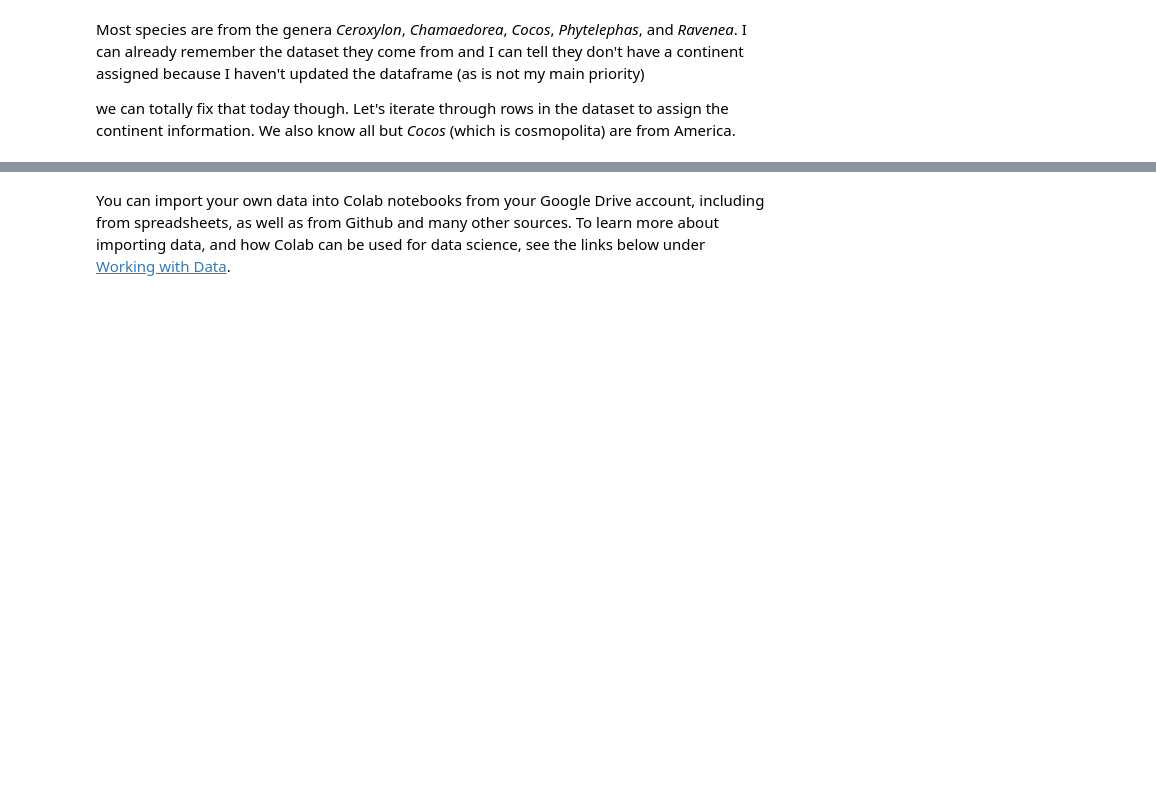
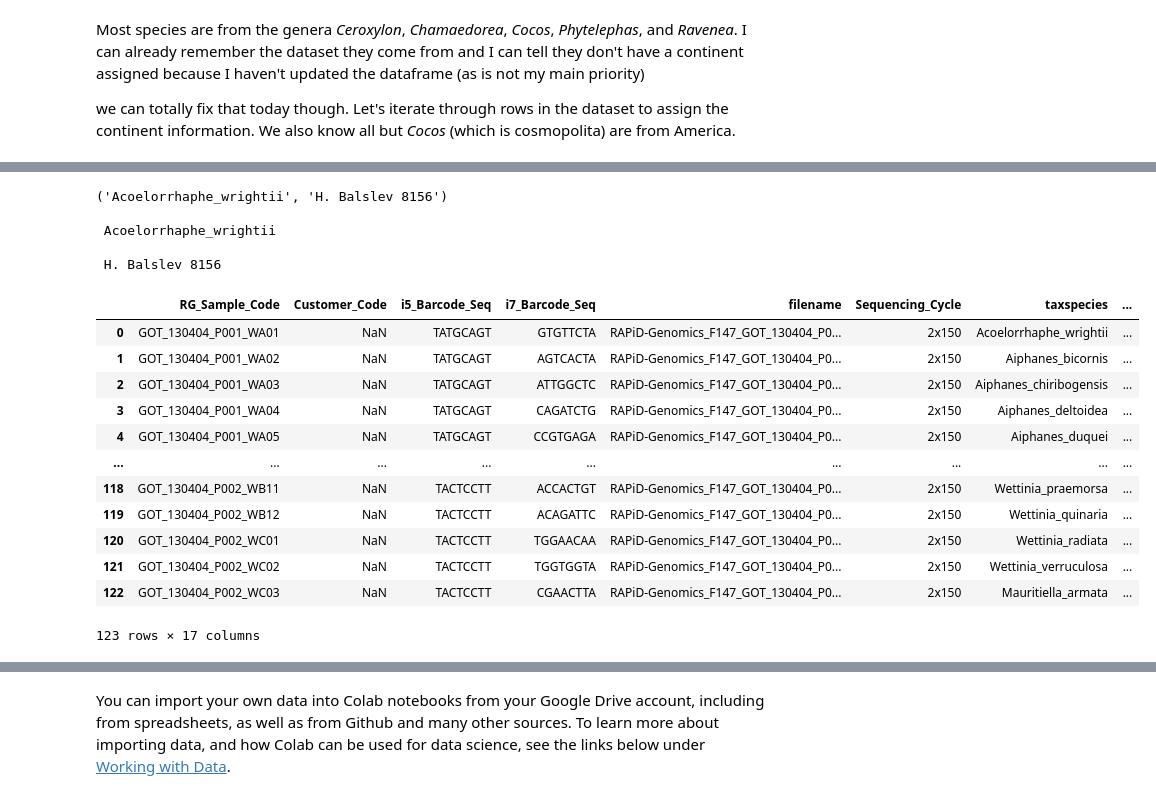
Before and after one commit to mftorres/APP, a Jupyter notebook: American_palm_data.ipynb, the cells around one changed output, grey strips where cells are left out. Drawn from its saved outputs; the diff is of its cells as text; code cells hidden in the pictures; blank space fills up the shorter version.

```diff
--- a/American_palm_data.ipynb
+++ b/American_palm_data.ipynb
@@ -222,0 +432,13 @@ nan empty
+# %%
+# create a column with file information, forward and reverse
+# will create empty lists that I will join in a dataframe later
+
+# first, a dictionary onject linking sample codes with species and vouchers
+# a dictionary has keys (unique) and values, the latest can be strings, lists, other dictionaries, etc.
+
+# in this case keys are the rapid genomics identifications
+# values are tuples of species (replacing space with underscore) and voucher
+id_spp_dict = dict(zip(seqp['Rapid_Genomics_Identification'],zip(seqp['Species'].str.replace(' ','_'),seqp['Collector and Number']))) # think of zip as a jacket zip: makes tuples with values in the same indexing
+
+# looks like this
+id_spp_dict
@@ -222,0 +485,55 @@ nan empty
+# %%
+# you can access the values for a particular key like this
+# dictionaries are a cool object that R doesn't have..jejeje
+# GOT_13etc is the key
+print(id_spp_dict['GOT_130404_P001_WA01'])
+
+# to access only the species:
+print('\n',id_spp_dict['GOT_130404_P001_WA01'][0]) # python, unlike R, is zero-index. The first item on anything has index 0
+
+# to access only the voucher:
+print('\n',id_spp_dict['GOT_130404_P001_WA01'][1])
+# %% [output]
+('Acoelorrhaphe_wrightii', 'H. Balslev 8156')
+
+ Acoelorrhaphe_wrightii
+
+ H. Balslev 8156
+# %%
+# creating a column with species and voucher in the rapidgenomics dataframe
+seqprapid.columns # print them to make sure you aren't replacing any column
+
+seqprapid['taxspecies'] = ''
+seqprapid['voucher'] = ''
+seqprapid['taxgenus'] = ''
+for row in seqprapid.itertuples():
+  seqprapid.loc[row.Index,'taxspecies'] = id_spp_dict[row.RG_Sample_Code][0]
+  seqprapid.loc[row.Index,'taxgenus'] = id_spp_dict[row.RG_Sample_Code][0].split('_')[0]
+  seqprapid.loc[row.Index,'voucher'] = id_spp_dict[row.RG_Sample_Code][1]
+seqprapid['dataset'] = 'APP'
+seqprapid['provider'] = 'Paola Lima'
+seqprapid['pi_code'] = 'PL'
+seqprapid['Continent'] = 'americas'
+seqprapid['sense'] = 'R1'
+
+seqprapid['samplecode'] = seqprapid['RG_Sample_Code'].map(id_code_dict)
+
+seqprapid['originalmetadata'] = 'GOT_130404_SampleSheet metadata_machinereadable_Paola_2020'
+seqprapid['library_index'] = seqprapid['i5_Barcode_Seq']+'+'+seqprapid['i7_Barcode_Seq']
+
+seqprapid.rename(columns = {'Sequence_Name':'filename'}, inplace = True) # uses a dictionary with keys (old name) and value (new name)
+seqprapid
+# %% [output]
+|  | RG_Sample_Code | Customer_Code | i5_Barcode_Seq | i7_Barcode_Seq | filename | Sequencing_Cycle | taxspecies | ... |
+| 0 | GOT_130404_P001_WA01 | NaN | TATGCAGT | GTGTTCTA | RAPiD-Genomics_F147_GOT_130404_P0... | 2x150 | Acoelorrhaphe_wrightii | ... |
+| 1 | GOT_130404_P001_WA02 | NaN | TATGCAGT | AGTCACTA | RAPiD-Genomics_F147_GOT_130404_P0... | 2x150 | Aiphanes_bicornis | ... |
+| 2 | GOT_130404_P001_WA03 | NaN | TATGCAGT | ATTGGCTC | RAPiD-Genomics_F147_GOT_130404_P0... | 2x150 | Aiphanes_chiribogensis | ... |
+| 3 | GOT_130404_P001_WA04 | NaN | TATGCAGT | CAGATCTG | RAPiD-Genomics_F147_GOT_130404_P0... | 2x150 | Aiphanes_deltoidea | ... |
+| 4 | GOT_130404_P001_WA05 | NaN | TATGCAGT | CCGTGAGA | RAPiD-Genomics_F147_GOT_130404_P0... | 2x150 | Aiphanes_duquei | ... |
+| ... | ... | ... | ... | ... | ... | ... | ... | ... |
+| 118 | GOT_130404_P002_WB11 | NaN | TACTCCTT | ACCACTGT | RAPiD-Genomics_F147_GOT_130404_P0... | 2x150 | Wettinia_praemorsa | ... |
+| 119 | GOT_130404_P002_WB12 | NaN | TACTCCTT | ACAGATTC | RAPiD-Genomics_F147_GOT_130404_P0... | 2x150 | Wettinia_quinaria | ... |
+| 120 | GOT_130404_P002_WC01 | NaN | TACTCCTT | TGGAACAA | RAPiD-Genomics_F147_GOT_130404_P0... | 2x150 | Wettinia_radiata | ... |
+| 121 | GOT_130404_P002_WC02 | NaN | TACTCCTT | TGGTGGTA | RAPiD-Genomics_F147_GOT_130404_P0... | 2x150 | Wettinia_verruculosa | ... |
+| 122 | GOT_130404_P002_WC03 | NaN | TACTCCTT | CGAACTTA | RAPiD-Genomics_F147_GOT_130404_P0... | 2x150 | Mauritiella_armata | ... |
+123 rows × 17 columns
```
Also changed, not shown: parts of 32 cells of this notebook.
